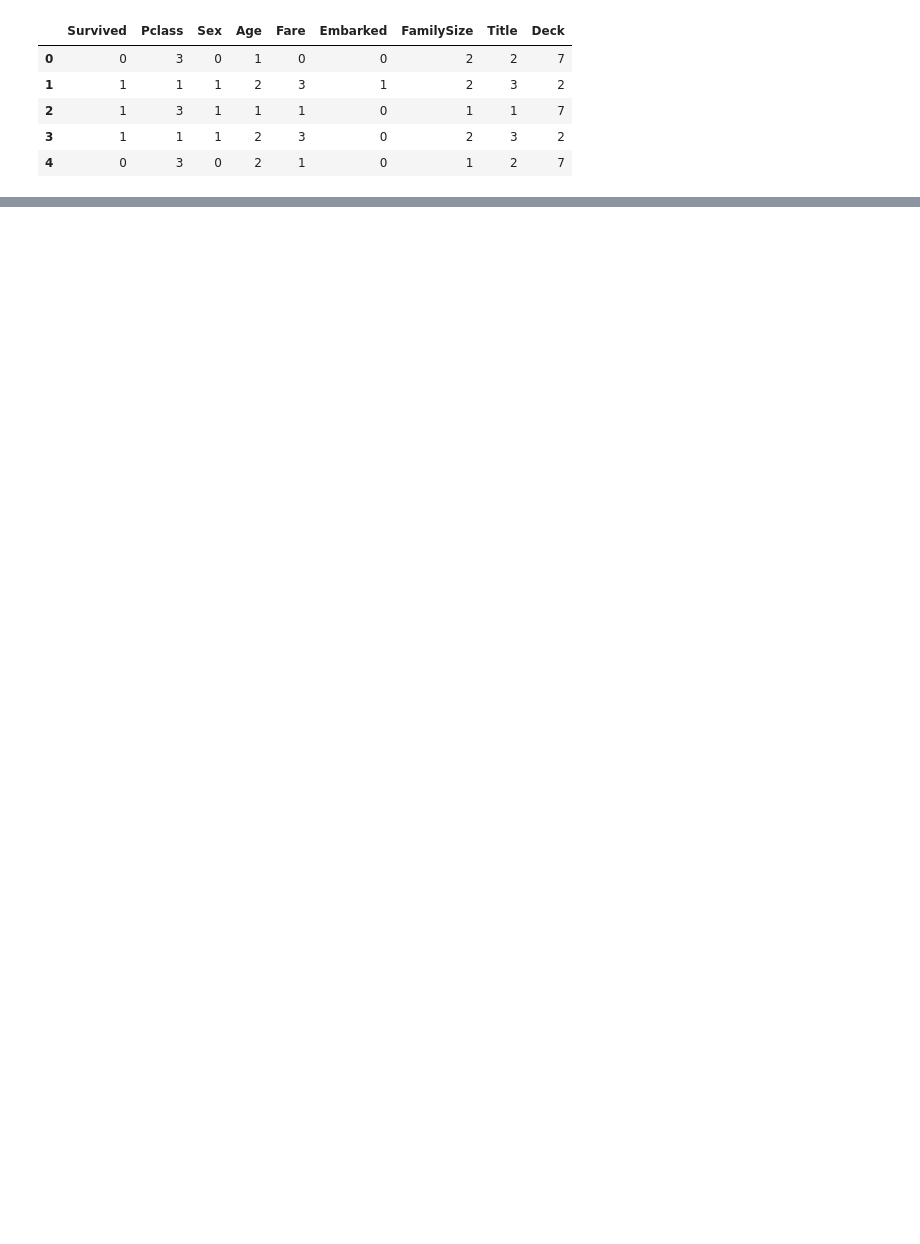
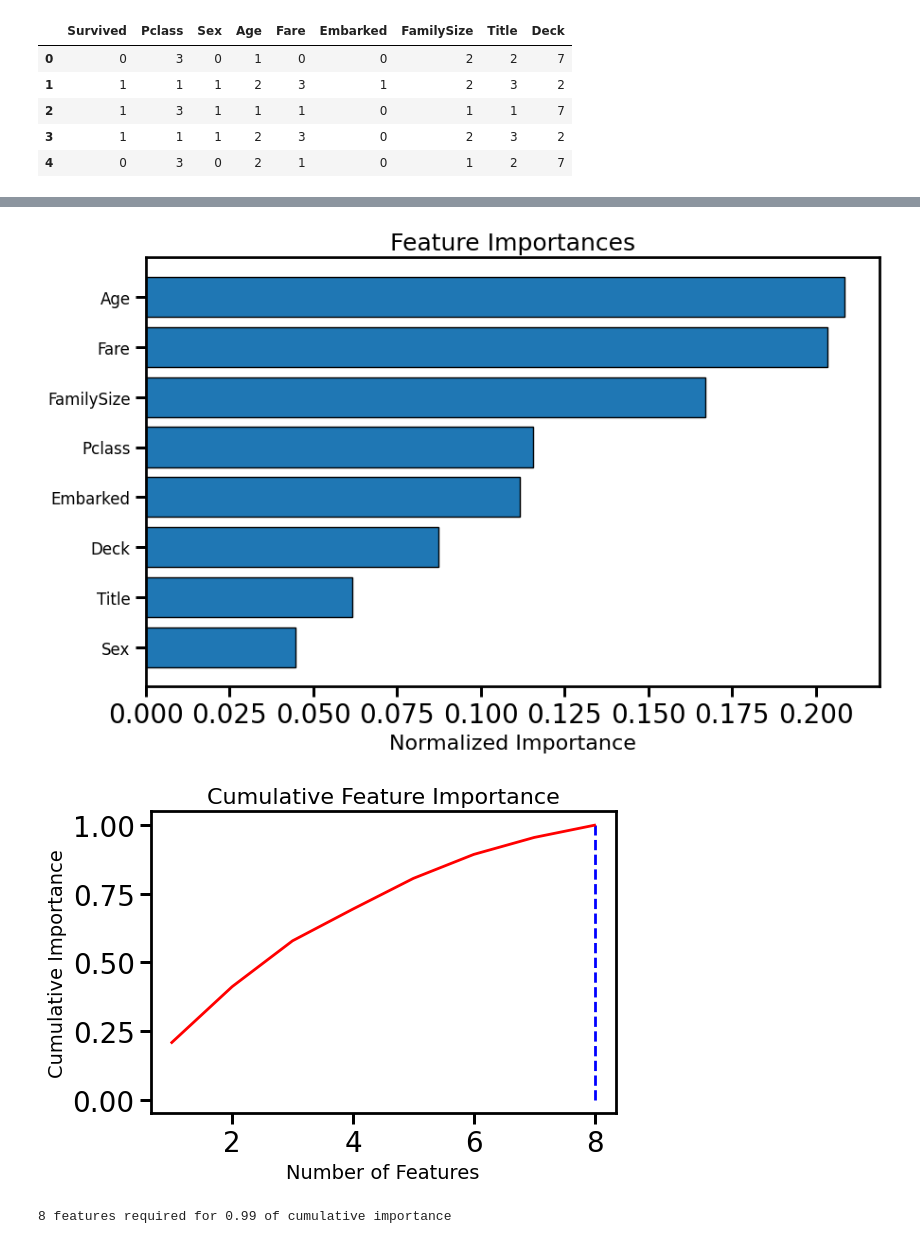
Before and after one commit to leoregino/Titanic, a Jupyter notebook: notebooks/exploration/MV_02_Predictions.ipynb, the cells around one changed output, grey strips where cells are left out. Saved outputs shown, nothing was run; the diff lists cells and outputs as text; code cells hidden in the pictures; blank space fills up the shorter version.

```diff
--- a/notebooks/exploration/MV_02_Predictions.ipynb
+++ b/notebooks/exploration/MV_02_Predictions.ipynb
@@ -12,8 +12,37 @@ import pandas as pd
 import matplotlib.pyplot as plt # Matplotlibrary
 import seaborn as sns # Seaborn Library
 
-from pylab import rcParams
-rcParams['figure.figsize'] = 8, 8
+# Plotting pretty figures
+import itertools
+import matplotlib
+import matplotlib.pyplot as plt
+
+plt.rcParams['font.size']       = 19
+plt.rcParams['figure.figsize']  = (12.0, 7.0)
+plt.rcParams['lines.linewidth'] = 2
+
+SMALL_SIZE = 19
+MEDIUM_SIZE = 20
+BIGGER_SIZE = 22
+
+plt.rc('font',  size = SMALL_SIZE)
+plt.rc('axes',  titlesize = MEDIUM_SIZE)
+plt.rc('xtick', labelsize = MEDIUM_SIZE)    # fontsize of the tick labels
+plt.rc('ytick', labelsize = MEDIUM_SIZE)    # fontsize of the tick labels
+plt.rc('axes',  linewidth = 2)
+
+params = {
+            'xtick.major.width': 2.15,
+            'xtick.minor.width': 1.25,
+            'xtick.major.size': 8,
+            'xtick.minor.size': 3.5,
+            'ytick.major.width': 2.15,
+            'ytick.minor.width': 1.25,
+            'ytick.major.size': 8,
+            'ytick.minor.size': 3.5
+         }
+
+plt.rcParams.update(params)
 
 feat_path = os.path.join(os.path.abspath(os.path.dirname(os.path.dirname(os.getcwd()))))
 if feat_path not in sys.path:
@@ -61,0 +95,7 @@ test.head()
+# %%
+from src.features.feature_selector import FeatureSelector
+
+train_labels = train['Survived']
+train_ = train.drop(columns = ['Survived'])
+
+fs = FeatureSelector(data = train_, labels = train_labels)
@@ -61,0 +144,6 @@ test.head()
+# %%
+fs.plot_feature_importances(threshold = 0.99, plot_n = 8)
+# %% [output]
+[figure, added]
+[figure, added]
+8 features required for 0.99 of cumulative importance
```
Also changed, not shown: parts of 16 cells of this notebook.
